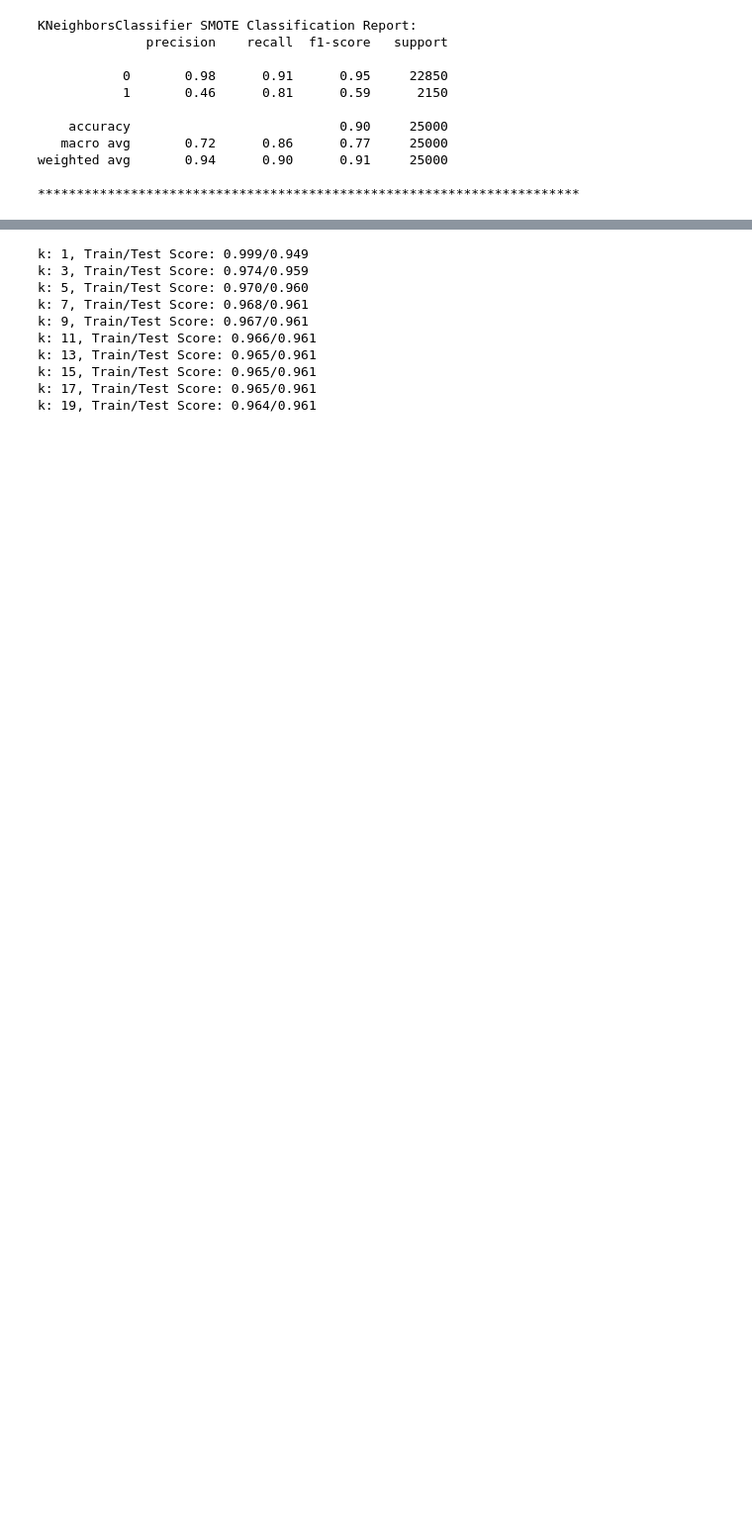
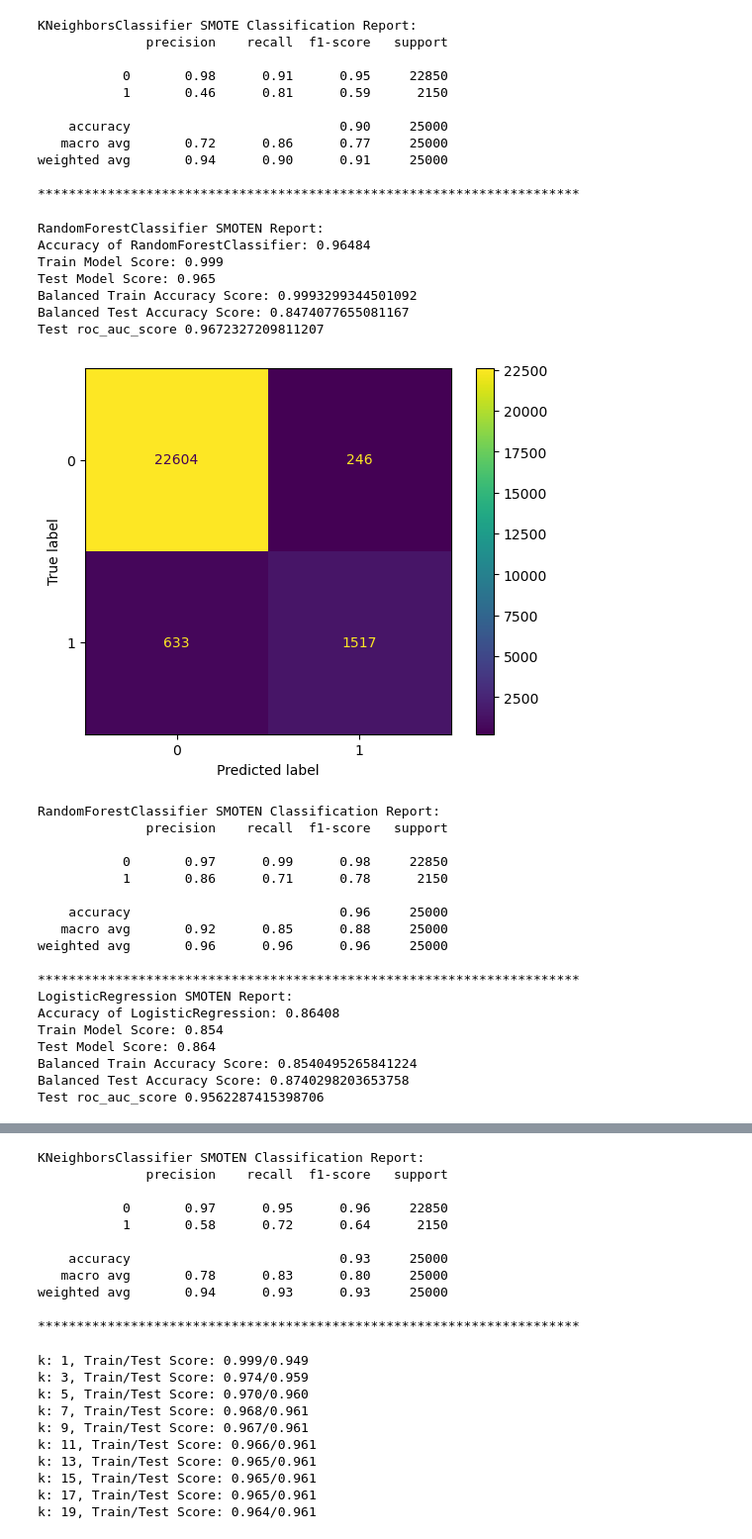
Before and after one commit to AidenTenEyck/Group-8-Credit-Card-Project2, a Jupyter notebook: Diabetes_classification_prediction_Pipeline 2024-09-27.ipynb, the cells around one changed output, grey strips where cells are left out. Shown at 99% size. Drawn from its saved outputs; the diff is of its cells as text; code cells hidden in the pictures; blank space fills up the shorter version.

```diff
--- a/Diabetes_classification_prediction_Pipeline 2024-09-27.ipynb
+++ b/Diabetes_classification_prediction_Pipeline 2024-09-27.ipynb
@@ -443,3 +443,32 @@ KNeighborsClassifier SMOTE Classification Report:
 weighted avg       0.94      0.90      0.91     25000
 
 **********************************************************************
+# %%
+p_utils.model_evaluation(data,"diabetes","SMOTEN")
+# %% [output]
+RandomForestClassifier SMOTEN Report:
+Accuracy of RandomForestClassifier: 0.96484
+Train Model Score: 0.999
+Test Model Score: 0.965
+Balanced Train Accuracy Score: 0.9993299344501092
+Balanced Test Accuracy Score: 0.8474077655081167
+Test roc_auc_score 0.9672327209811207
+[figure, added]
+RandomForestClassifier SMOTEN Classification Report:
+              precision    recall  f1-score   support
+
+           0       0.97      0.99      0.98     22850
+           1       0.86      0.71      0.78      2150
+
+    accuracy                           0.96     25000
+   macro avg       0.92      0.85      0.88     25000
+weighted avg       0.96      0.96      0.96     25000
+
+**********************************************************************
+LogisticRegression SMOTEN Report:
+Accuracy of LogisticRegression: 0.86408
+Train Model Score: 0.854
+Test Model Score: 0.864
+Balanced Train Accuracy Score: 0.8540495265841224
+Balanced Test Accuracy Score: 0.8740298203653758
+Test roc_auc_score 0.9562287415398706
@@ -446,3 +533,14 @@ weighted avg       0.94      0.90      0.91     25000
+KNeighborsClassifier SMOTEN Classification Report:
+              precision    recall  f1-score   support
+
+           0       0.97      0.95      0.96     22850
+           1       0.58      0.72      0.64      2150
+
+    accuracy                           0.93     25000
+   macro avg       0.78      0.83      0.80     25000
+weighted avg       0.94      0.93      0.93     25000
+
+**********************************************************************
 # %%
 import Model_features as p_utils1
 # %%
```
Also changed, not shown: parts of 1 cell of this notebook.
